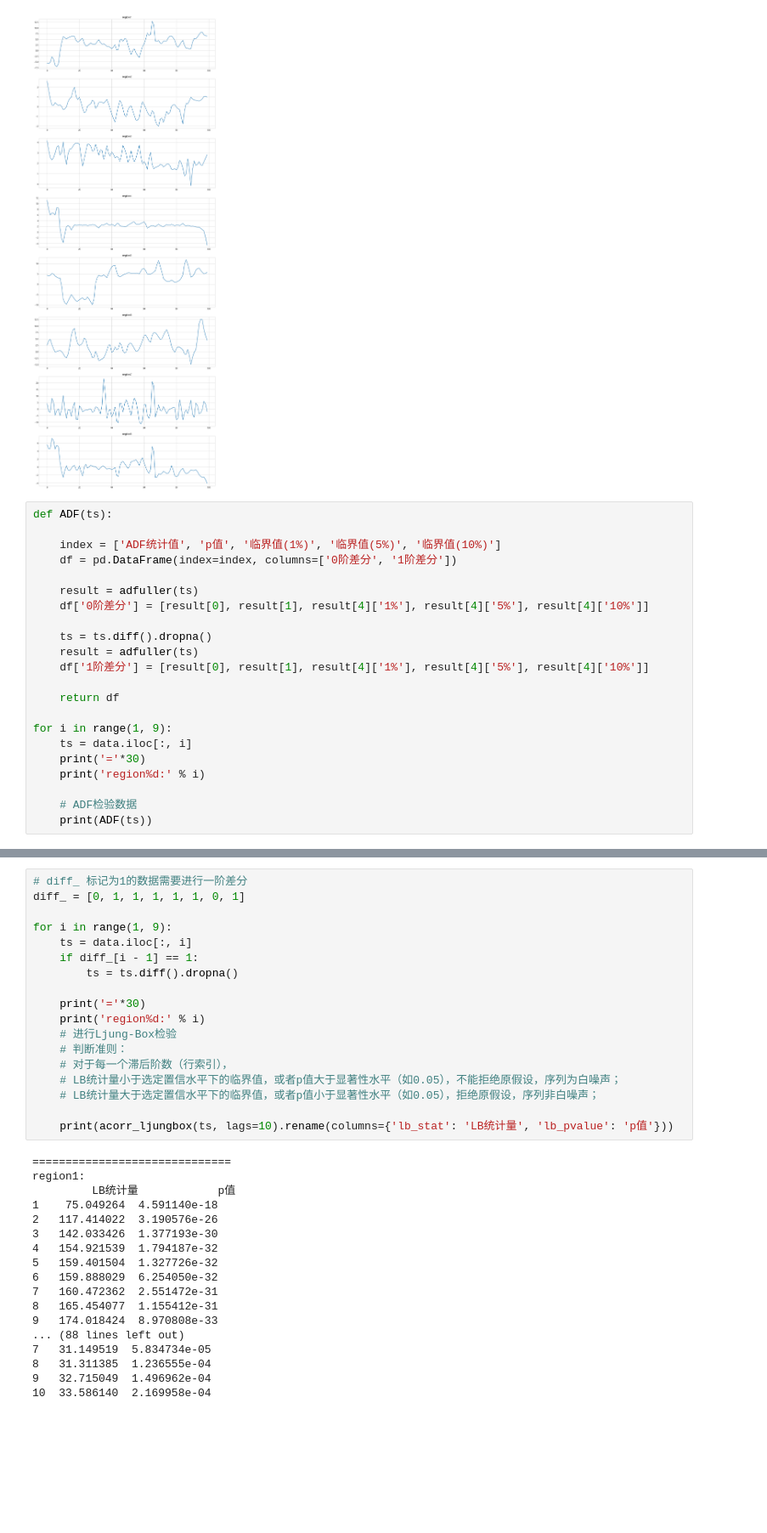
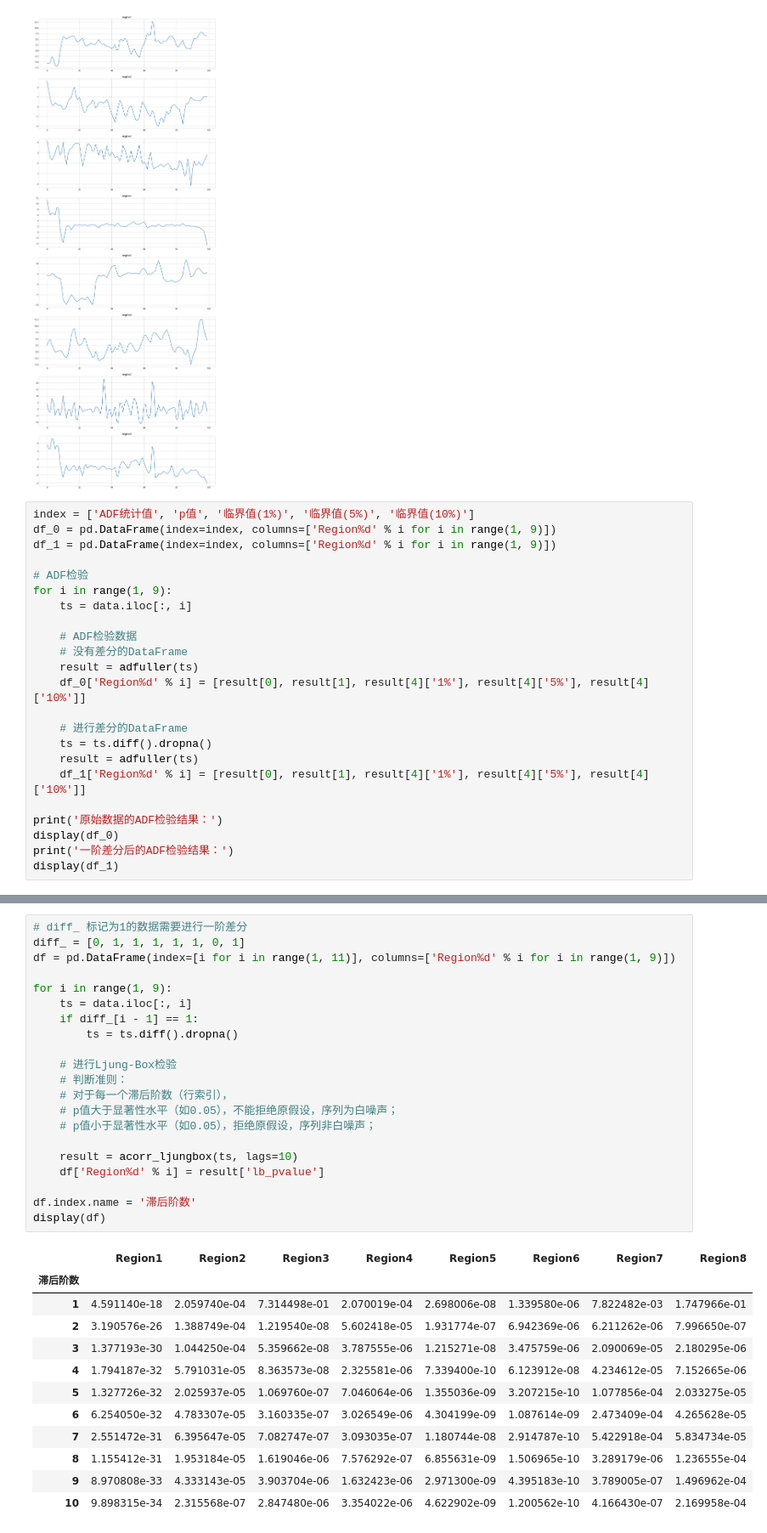
Before and after one commit to Cinlina/Mathematical, a Jupyter notebook: 模型.ipynb, the cells around one changed output, grey strips where cells are left out. Shown at 85% size. Cells and saved outputs as stored; diff of their text form; blank space fills up the shorter version.

```diff
--- a/模型.ipynb
+++ b/模型.ipynb
@@ -27,25 +27,26 @@ for i in range(1, 9):
 # %% [output]
 [figure]
 # %%
-def ADF(ts):
+index = ['ADF统计值', 'p值', '临界值(1%)', '临界值(5%)', '临界值(10%)']
+df_0 = pd.DataFrame(index=index, columns=['Region%d' % i for i in range(1, 9)])
+df_1 = pd.DataFrame(index=index, columns=['Region%d' % i for i in range(1, 9)])
 
-    index = ['ADF统计值', 'p值', '临界值(1%)', '临界值(5%)', '临界值(10%)']
-    df = pd.DataFrame(index=index, columns=['0阶差分', '1阶差分'])
+# ADF检验
+for i in range(1, 9):
+    ts = data.iloc[:, i]
 
+    # ADF检验数据
+    # 没有差分的DataFrame
     result = adfuller(ts)
-    df['0阶差分'] = [result[0], result[1], result[4]['1%'], result[4]['5%'], result[4]['10%']]
+    df_0['Region%d' % i] = [result[0], result[1], result[4]['1%'], result[4]['5%'], result[4]['10%']]
 
+    # 进行差分的DataFrame
     ts = ts.diff().dropna()
     result = adfuller(ts)
-    df['1阶差分'] = [result[0], result[1], result[4]['1%'], result[4]['5%'], result[4]['10%']]
+    df_1['Region%d' % i] = [result[0], result[1], result[4]['1%'], result[4]['5%'], result[4]['10%']]
 
-    return df
-
-for i in range(1, 9):
-    ts = data.iloc[:, i]
-    print('='*30)
-    print('region%d:' % i)
-
-    # ADF检验数据
-    print(ADF(ts))
+print('原始数据的ADF检验结果：')
+display(df_0)
+print('一阶差分后的ADF检验结果：')
+display(df_1)
 # %% [output]
@@ -69,39 +67,37 @@ p值        0.013742  0.007584
 # %%
 # diff_ 标记为1的数据需要进行一阶差分
 diff_ = [0, 1, 1, 1, 1, 1, 0, 1]
+df = pd.DataFrame(index=[i for i in range(1, 11)], columns=['Region%d' % i for i in range(1, 9)])
 
 for i in range(1, 9):
     ts = data.iloc[:, i]
     if diff_[i - 1] == 1:
         ts = ts.diff().dropna()
 
-    print('='*30)
-    print('region%d:' % i)
     # 进行Ljung-Box检验
     # 判断准则：
     # 对于每一个滞后阶数（行索引），
-    # LB统计量小于选定置信水平下的临界值，或者p值大于显著性水平（如0.05），不能拒绝原假设，序列为白噪声；
-    # LB统计量大于选定置信水平下的临界值，或者p值小于显著性水平（如0.05），拒绝原假设，序列非白噪声；
+    # p值大于显著性水平（如0.05），不能拒绝原假设，序列为白噪声；
+    # p值小于显著性水平（如0.05），拒绝原假设，序列非白噪声；
 
-    print(acorr_ljungbox(ts, lags=10).rename(columns={'lb_stat': 'LB统计量', 'lb_pvalue': 'p值'}))
+    result = acorr_ljungbox(ts, lags=10)
+    df['Region%d' % i] = result['lb_pvalue']
+
+df.index.name = '滞后阶数'
+display(df)
 # %% [output]
-==============================
-region1:
-         LB统计量            p值
-1    75.049264  4.591140e-18
-2   117.414022  3.190576e-26
-3   142.033426  1.377193e-30
-4   154.921539  1.794187e-32
-5   159.401504  1.327726e-32
-6   159.888029  6.254050e-32
-7   160.472362  2.551472e-31
-8   165.454077  1.155412e-31
-9   174.018424  8.970808e-33
-... (88 lines left out)
-7   31.149519  5.834734e-05
-8   31.311385  1.236555e-04
-9   32.715049  1.496962e-04
-10  33.586140  2.169958e-04
+|  | Region1 | Region2 | Region3 | Region4 | Region5 | Region6 | Region7 | Region8 |
+| 滞后阶数 |  |  |  |  |  |  |  |  |
+| 1 | 4.591140e-18 | 2.059740e-04 | 7.314498e-01 | 2.070019e-04 | 2.698006e-08 | 1.339580e-06 | 7.822482e-03 | 1.747966e-01 |
+| 2 | 3.190576e-26 | 1.388749e-04 | 1.219540e-08 | 5.602418e-05 | 1.931774e-07 | 6.942369e-06 | 6.211262e-06 | 7.996650e-07 |
+| 3 | 1.377193e-30 | 1.044250e-04 | 5.359662e-08 | 3.787555e-06 | 1.215271e-08 | 3.475759e-06 | 2.090069e-05 | 2.180295e-06 |
+| 4 | 1.794187e-32 | 5.791031e-05 | 8.363573e-08 | 2.325581e-06 | 7.339400e-10 | 6.123912e-08 | 4.234612e-05 | 7.152665e-06 |
+| 5 | 1.327726e-32 | 2.025937e-05 | 1.069760e-07 | 7.046064e-06 | 1.355036e-09 | 3.207215e-10 | 1.077856e-04 | 2.033275e-05 |
+| 6 | 6.254050e-32 | 4.783307e-05 | 3.160335e-07 | 3.026549e-06 | 4.304199e-09 | 1.087614e-09 | 2.473409e-04 | 4.265628e-05 |
+| 7 | 2.551472e-31 | 6.395647e-05 | 7.082747e-07 | 3.093035e-07 | 1.180744e-08 | 2.914787e-10 | 5.422918e-04 | 5.834734e-05 |
+| 8 | 1.155412e-31 | 1.953184e-05 | 1.619046e-06 | 7.576292e-07 | 6.855631e-09 | 1.506965e-10 | 3.289179e-06 | 1.236555e-04 |
+| 9 | 8.970808e-33 | 4.333143e-05 | 3.903704e-06 | 1.632423e-06 | 2.971300e-09 | 4.395183e-10 | 3.789005e-07 | 1.496962e-04 |
+| 10 | 9.898315e-34 | 2.315568e-07 | 2.847480e-06 | 3.354022e-06 | 4.622902e-09 | 1.200562e-10 | 4.166430e-07 | 2.169958e-04 |
 # %%
 fig, ax = plt.subplots(8, 2, figsize=(15, 40))
 
```
Also changed, not shown: parts of 3 cells of this notebook, 3 other files.
